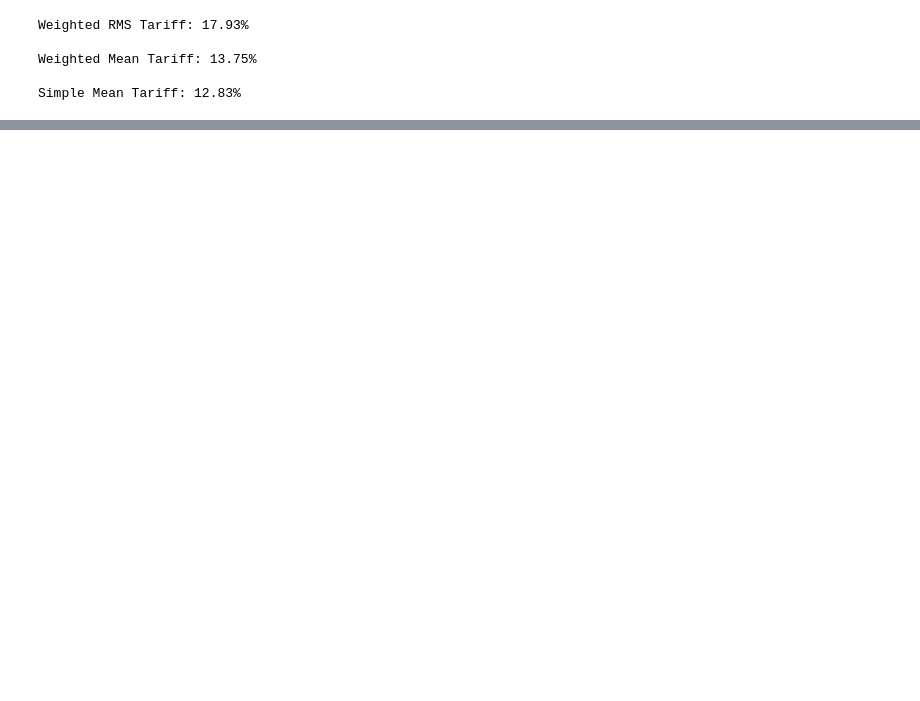
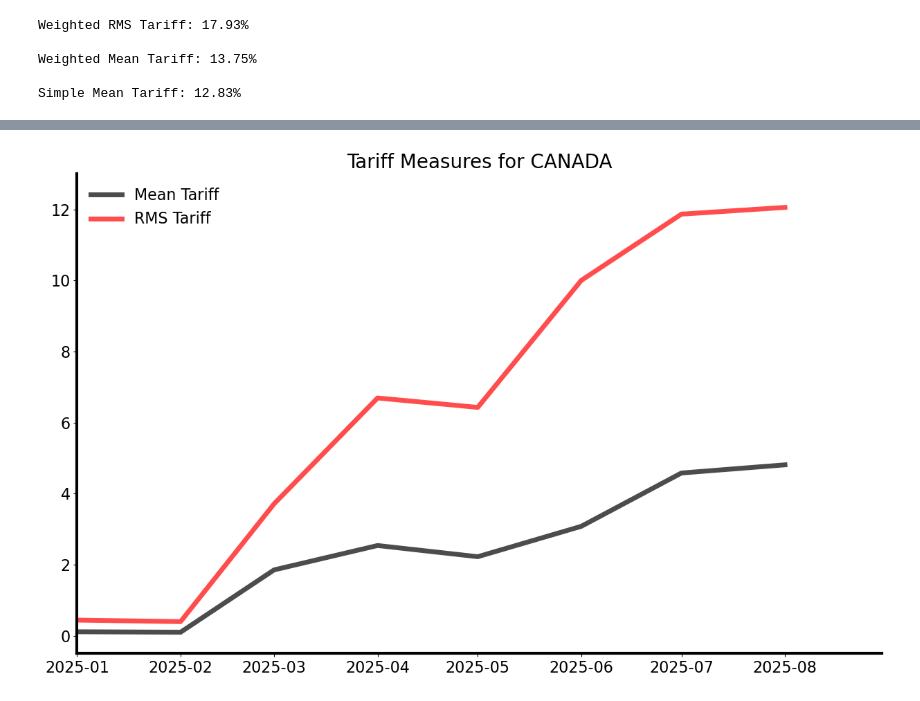
Before and after one commit to tradewartracker/how-restrictive-us-trade, a Jupyter notebook: TRI-all-country-altweights.ipynb, the cells around one changed output, grey strips where cells are left out. Saved outputs shown, nothing was run; the diff lists cells and outputs as text; code cells hidden in the pictures; blank space fills up the shorter version.

```diff
--- a/TRI-all-country-altweights.ipynb
+++ b/TRI-all-country-altweights.ipynb
@@ -490,3 +464,9 @@ Weighted RMS Tariff: 17.93%
 Weighted Mean Tariff: 13.75%
 
 Simple Mean Tariff: 12.83%
+# %%
+date_list = ["2025-01", "2025-02", "2025-03", "2025-04", "2025-05", "2025-06", "2025-07", "2025-08"]
+
+metrics_df = create_tariff_metrics_by_date_country(country_list, date_list, weight_year="2024")
+
+metrics_df["date"] = pd.to_datetime(metrics_df["date"], format="%Y-%m")
@@ -492,0 +489,40 @@ Simple Mean Tariff: 12.83%
+# %%
+fig, ax = plt.subplots(figsize = (15,9))
+
+foo = metrics_df[metrics_df["CTY_NAME"] == "CANADA"].copy()
+
+ax.plot(foo.date, 100*foo["meanweighted"], color = "black", alpha = 0.7, linewidth = 5, label = "Mean Tariff")
+
+ax.plot(foo.date, 100*foo["sqrtariff"], color = "red", alpha = 0.7, linewidth = 5, label = "RMS Tariff")
+
+ax.set_title("Tariff Measures for " + foo["CTY_NAME"].iloc[0], fontsize = 20)
+
+ax.set_xlim([dt.datetime(2025,1,1), dt.datetime(2025,8,30)])
+
+ax.tick_params(axis='x', labelsize=16)  # Change font size of x-axis tick labels
+ax.tick_params(axis='y', labelsize=16)  # Change font size of y-axis tick labels
+
+ax.spines["right"].set_visible(False)
+
+ax.spines["top"].set_visible(False)
+
+ax.spines["left"].set_linewidth(3)
+
+ax.spines["bottom"].set_linewidth(3)
+
+ax.legend(
+    fontsize=16,           # Font size
+    frameon=False,         # No box
+    loc='upper left',     # Position
+    ncol=1                 # Number of columns
+)
+
+ax.set_ylim(top=13)
+
+# plt.savefig(figfile+"canada-tariffs.png", bbox_inches = "tight")
+
+# plt.savefig(figfile+"canada-tariffs.pdf", bbox_inches = "tight")
+
+plt.show()
+# %% [output]
+[figure, added]
```
Also changed, not shown: parts of 8 cells of this notebook.
